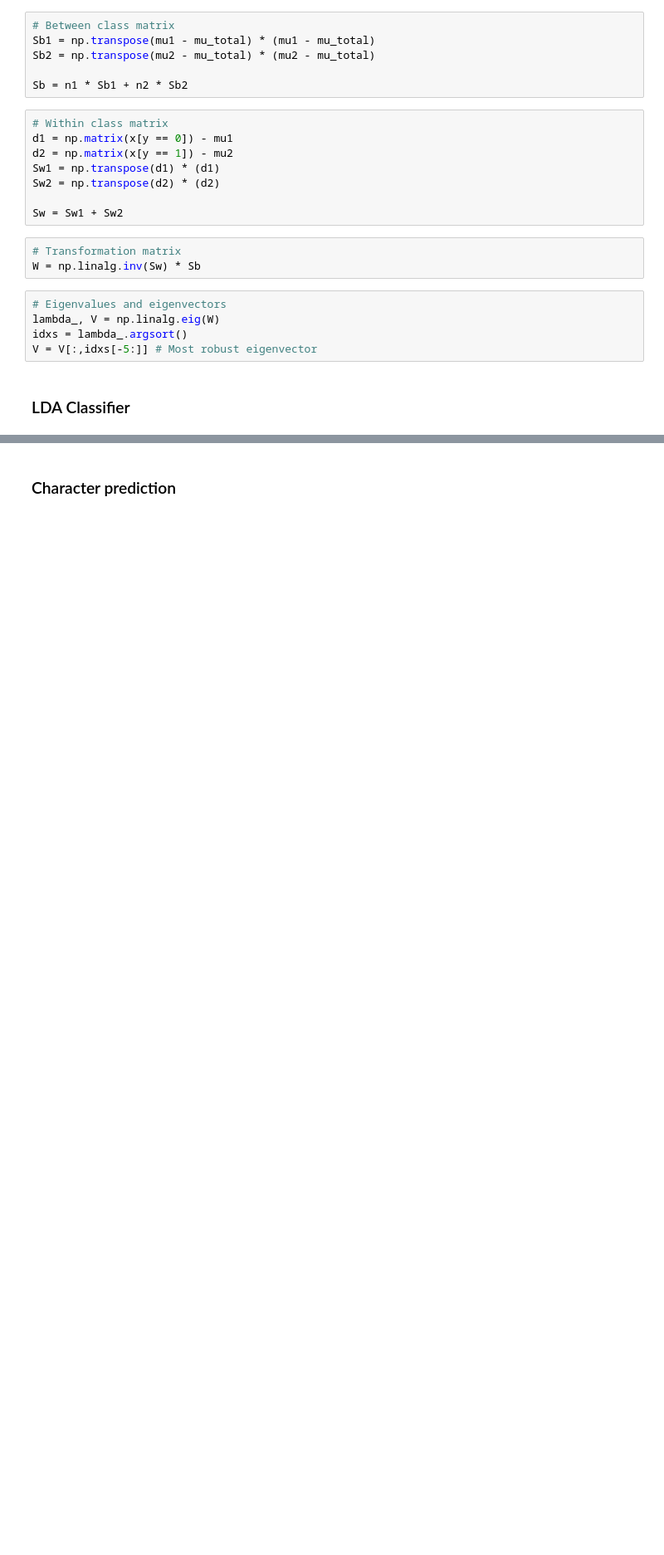
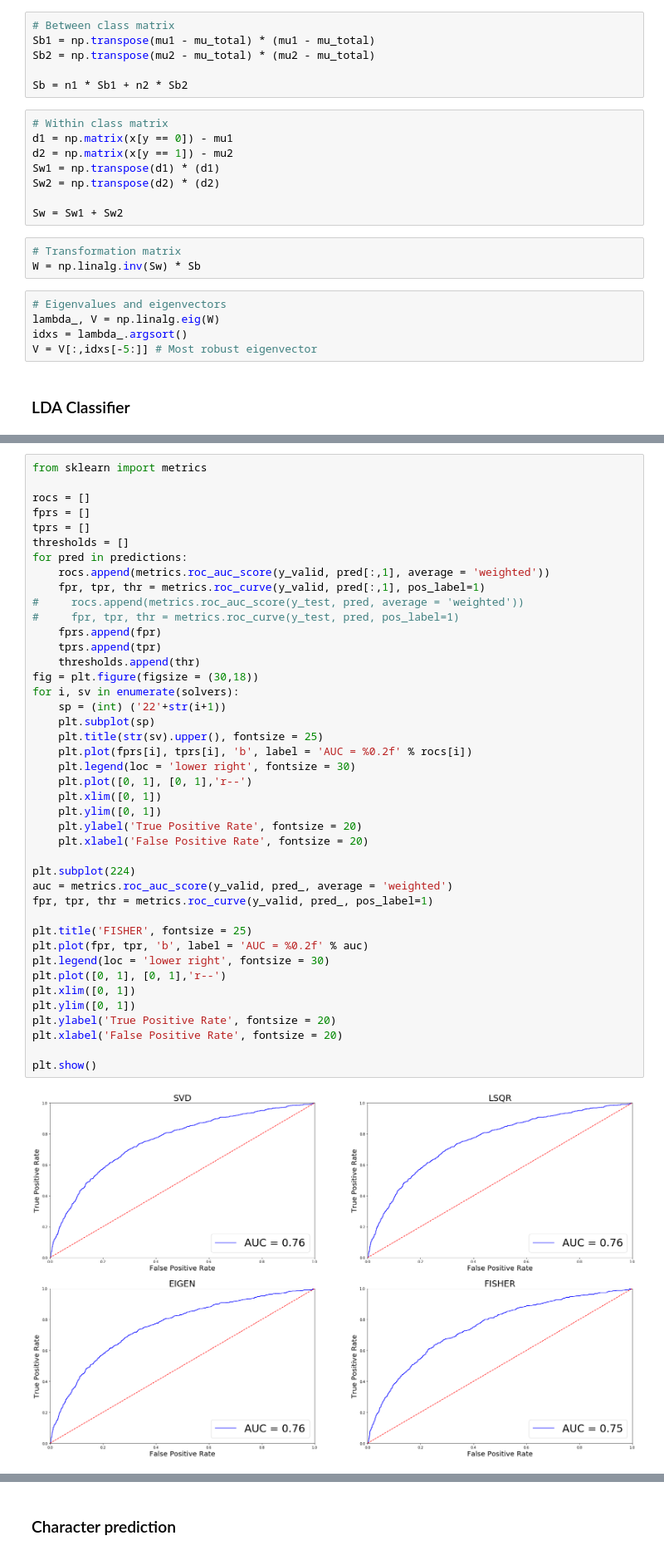
Before and after one commit to sofisappia/Machine-Learning-Algorithms, a Jupyter notebook: LDA.ipynb, the cells around one changed output, grey strips where cells are left out. Shown at 83% size. Drawn from its saved outputs; the diff is of its cells as text; blank space fills up the shorter version.

```diff
--- a/LDA.ipynb
+++ b/LDA.ipynb
@@ -269,0 +372,44 @@ pred = clf.predict_proba(x_test)
+# %%
+from sklearn import metrics
+
+rocs = []
+fprs = []
+tprs = []
+thresholds = []
+for pred in predictions:
+    rocs.append(metrics.roc_auc_score(y_valid, pred[:,1], average = 'weighted'))
+    fpr, tpr, thr = metrics.roc_curve(y_valid, pred[:,1], pos_label=1)
+#     rocs.append(metrics.roc_auc_score(y_test, pred, average = 'weighted'))
+#     fpr, tpr, thr = metrics.roc_curve(y_test, pred, pos_label=1)
+    fprs.append(fpr)
+    tprs.append(tpr)
+    thresholds.append(thr)
+fig = plt.figure(figsize = (30,18))
+for i, sv in enumerate(solvers):
+    sp = (int) ('22'+str(i+1))
+    plt.subplot(sp)
+    plt.title(str(sv).upper(), fontsize = 25)
+    plt.plot(fprs[i], tprs[i], 'b', label = 'AUC = %0.2f' % rocs[i])
+    plt.legend(loc = 'lower right', fontsize = 30)
+    plt.plot([0, 1], [0, 1],'r--')
+    plt.xlim([0, 1])
+    plt.ylim([0, 1])
+    plt.ylabel('True Positive Rate', fontsize = 20)
+    plt.xlabel('False Positive Rate', fontsize = 20)
+
+plt.subplot(224)
+auc = metrics.roc_auc_score(y_valid, pred_, average = 'weighted')
+fpr, tpr, thr = metrics.roc_curve(y_valid, pred_, pos_label=1)
+
+plt.title('FISHER', fontsize = 25)
+plt.plot(fpr, tpr, 'b', label = 'AUC = %0.2f' % auc)
+plt.legend(loc = 'lower right', fontsize = 30)
+plt.plot([0, 1], [0, 1],'r--')
+plt.xlim([0, 1])
+plt.ylim([0, 1])
+plt.ylabel('True Positive Rate', fontsize = 20)
+plt.xlabel('False Positive Rate', fontsize = 20)
+
+plt.show()
+# %% [output]
+[figure, added]
```
Also changed, not shown: parts of 69 cells of this notebook.
